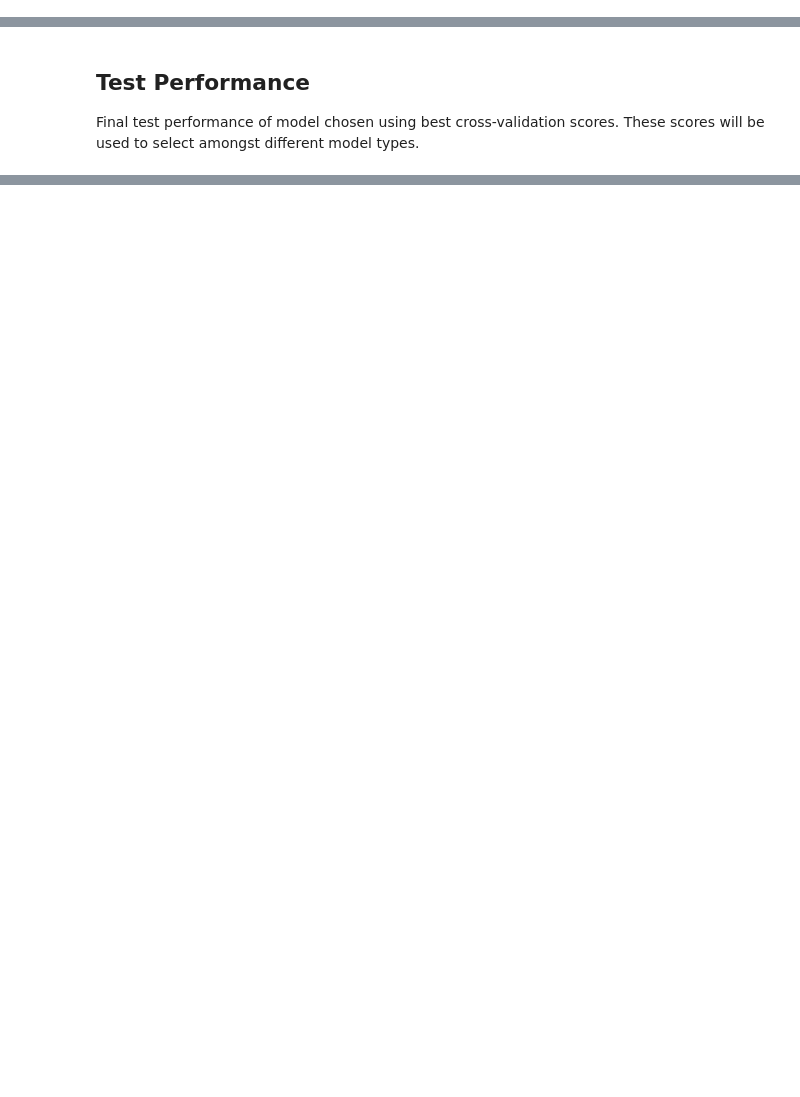
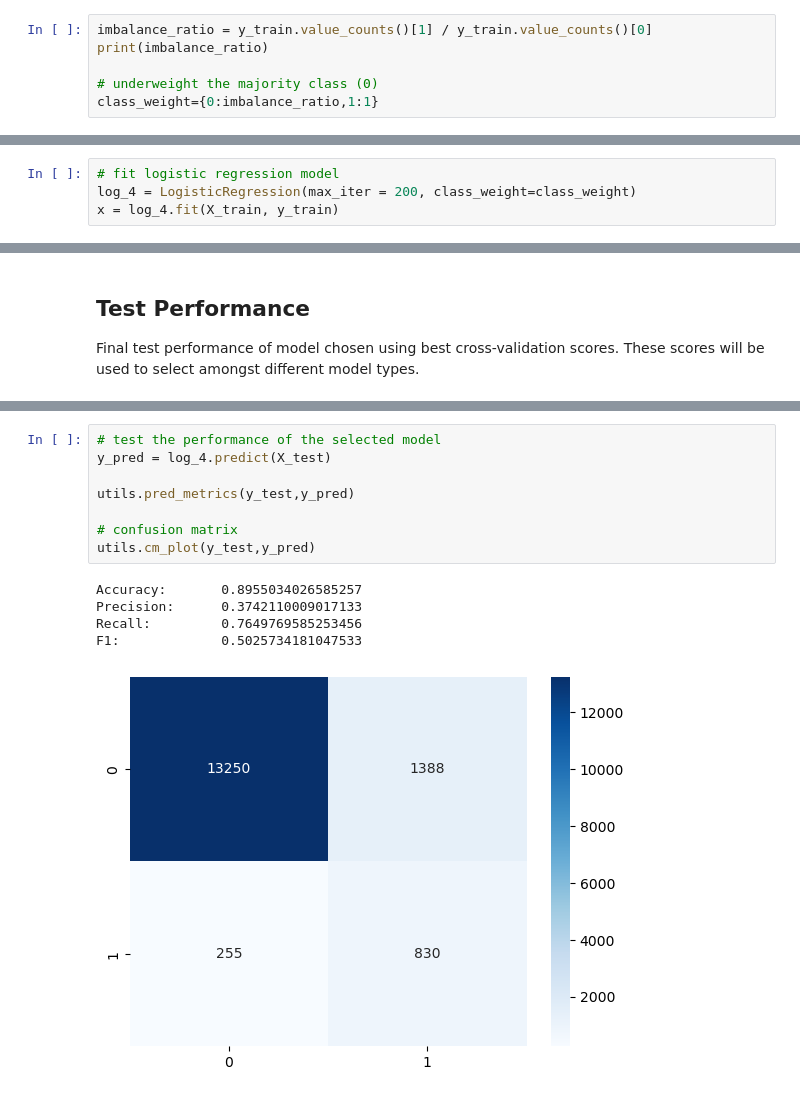
Before and after one commit to sheacon/ancient_toolmaking, a Jupyter notebook: 41-log-regression.ipynb, the cells around one changed output, grey strips where cells are left out. Drawn from its saved outputs; the diff is of its cells as text; blank space fills up the shorter version.

Commit message:
added class weighted model

```diff
--- a/41-log-regression.ipynb
+++ b/41-log-regression.ipynb
@@ -152,0 +178,6 @@ score = utils.f1_cv(log_3, X_train, y_train)
+# %%
+imbalance_ratio = y_train.value_counts()[1] / y_train.value_counts()[0]
+print(imbalance_ratio)
+
+# underweight the majority class (0)
+class_weight={0:imbalance_ratio,1:1}
@@ -152,0 +186,4 @@ score = utils.f1_cv(log_3, X_train, y_train)
+# %%
+# fit logistic regression model
+log_4 = LogisticRegression(max_iter = 200, class_weight=class_weight)
+x = log_4.fit(X_train, y_train)
@@ -168,0 +261,14 @@ F1:             0.4
+# %%
+# test the performance of the selected model
+y_pred = log_4.predict(X_test)
+
+utils.pred_metrics(y_test,y_pred)
+
+# confusion matrix
+utils.cm_plot(y_test,y_pred)
+# %% [output]
+Accuracy:       0.8955034026585257
+Precision:      0.3742110009017133
+Recall:         0.7649769585253456
+F1:             0.5025734181047533
+[figure, added]
```
Also changed, not shown: parts of 17 cells of this notebook.
